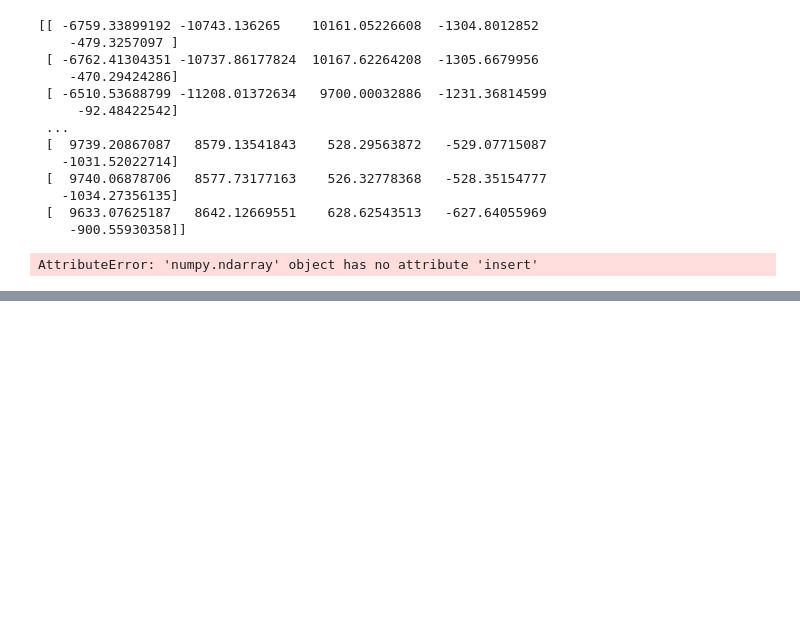
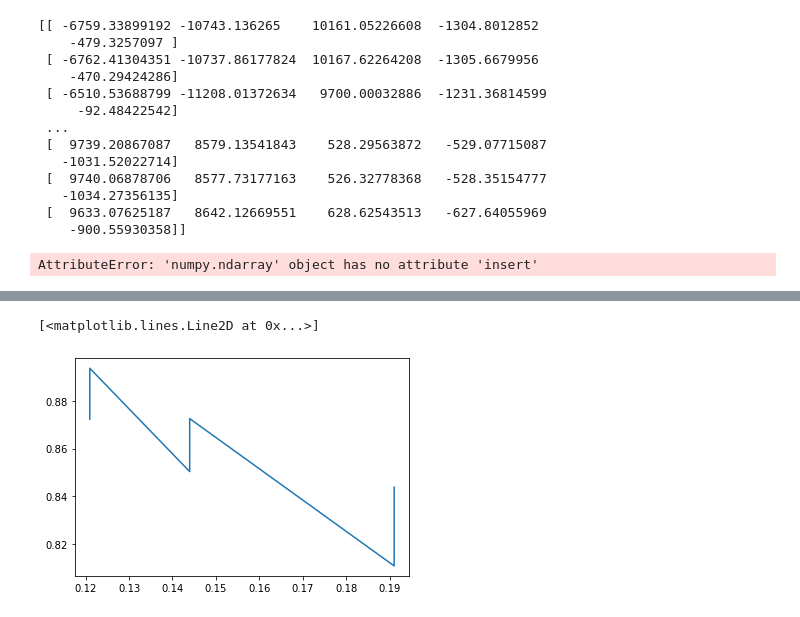
Before and after one commit to sshaul/variant-modeling, a Jupyter notebook: variant_modeling.ipynb, the cells around one changed output, grey strips where cells are left out. Saved outputs shown, nothing was run; the diff lists cells and outputs as text; code cells hidden in the pictures; blank space fills up the shorter version.

```diff
--- a/variant_modeling.ipynb
+++ b/variant_modeling.ipynb
@@ -1187,0 +432,14 @@ t1d_less_than_100[t1d_less_than_100.PC1 >= 0].sort_values('PC1')[:10].to_csv('Re
+# %%
+x = t2d_res["Pos/Neg ratio"]
+y = t2d_res['Average Accuracy Score']
+
+zipped = zip(x, y)
+sortedlist = sorted(zipped)
+
+tuples = zip(*sortedlist)
+x, y = [list(tuple) for tuple in tuples]
+
+plt.plot(x, y, label='label/unlabel ratio')
+# %% [output]
+[<matplotlib.lines.Line2D at 0x...>]
+[figure, added]
```
Also changed, not shown: parts of 53 cells of this notebook, 3 other files.
